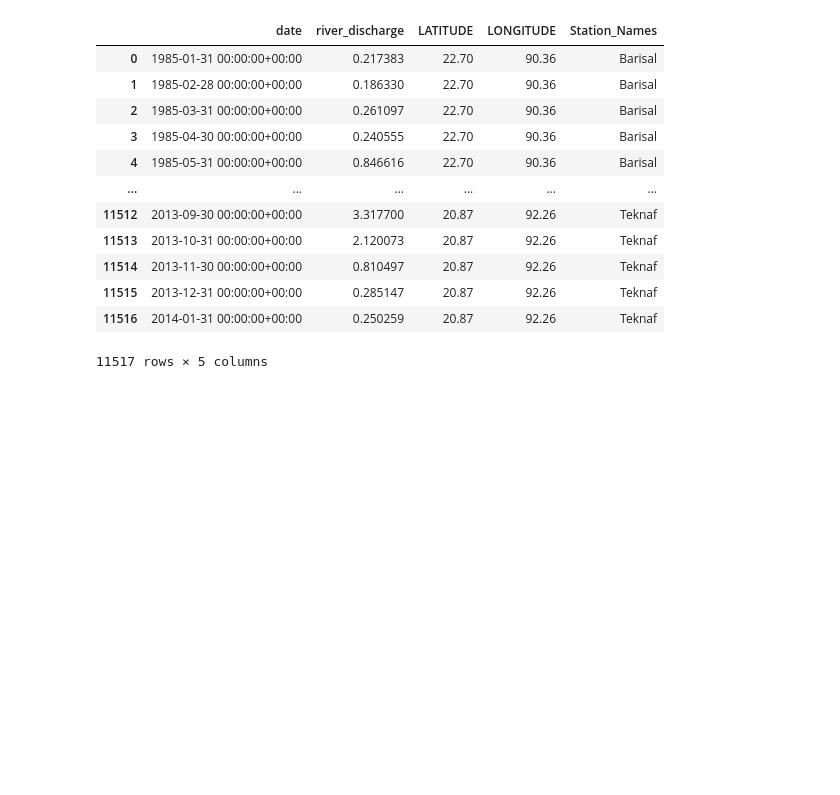
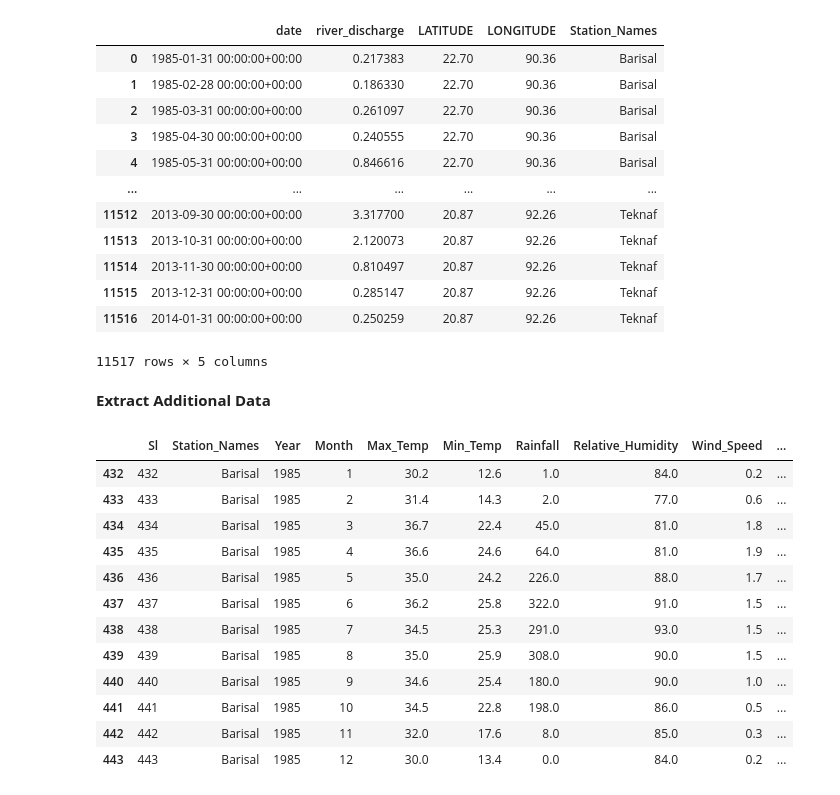
Before and after one commit to KimaniKibuthu/flood-prediction, a Jupyter notebook: notebooks/00_data_collection.ipynb, the cells around one changed output. Cells and saved outputs as stored; diff of their text form; code cells hidden in the pictures; blank space fills up the shorter version.

```diff
--- a/notebooks/00_data_collection.ipynb
+++ b/notebooks/00_data_collection.ipynb
@@ -270,3 +270,21 @@ merged_df
 11517 rows × 5 columns
 # %%
 merged_df.to_csv("data/raw/river_discharge.csv", index=False)
+# %% [markdown]
+**Extract Additional Data**
+# %%
+flood_df.loc[(flood_df["Station_Names"] == "Barisal") & (flood_df["Year"] == 1985)]
+# %% [output]
+|  | Sl | Station_Names | Year | Month | Max_Temp | Min_Temp | Rainfall | Relative_Humidity | Wind_Speed | ... |
+| 432 | 432 | Barisal | 1985 | 1 | 30.2 | 12.6 | 1.0 | 84.0 | 0.2 | ... |
+| 433 | 433 | Barisal | 1985 | 2 | 31.4 | 14.3 | 2.0 | 77.0 | 0.6 | ... |
+| 434 | 434 | Barisal | 1985 | 3 | 36.7 | 22.4 | 45.0 | 81.0 | 1.8 | ... |
+| 435 | 435 | Barisal | 1985 | 4 | 36.6 | 24.6 | 64.0 | 81.0 | 1.9 | ... |
+| 436 | 436 | Barisal | 1985 | 5 | 35.0 | 24.2 | 226.0 | 88.0 | 1.7 | ... |
+| 437 | 437 | Barisal | 1985 | 6 | 36.2 | 25.8 | 322.0 | 91.0 | 1.5 | ... |
+| 438 | 438 | Barisal | 1985 | 7 | 34.5 | 25.3 | 291.0 | 93.0 | 1.5 | ... |
+| 439 | 439 | Barisal | 1985 | 8 | 35.0 | 25.9 | 308.0 | 90.0 | 1.5 | ... |
+| 440 | 440 | Barisal | 1985 | 9 | 34.6 | 25.4 | 180.0 | 90.0 | 1.0 | ... |
+| 441 | 441 | Barisal | 1985 | 10 | 34.5 | 22.8 | 198.0 | 86.0 | 0.5 | ... |
+| 442 | 442 | Barisal | 1985 | 11 | 32.0 | 17.6 | 8.0 | 85.0 | 0.3 | ... |
+| 443 | 443 | Barisal | 1985 | 12 | 30.0 | 13.4 | 0.0 | 84.0 | 0.2 | ... |
```
Also changed, not shown: parts of 4 cells of this notebook, 1 other file.
